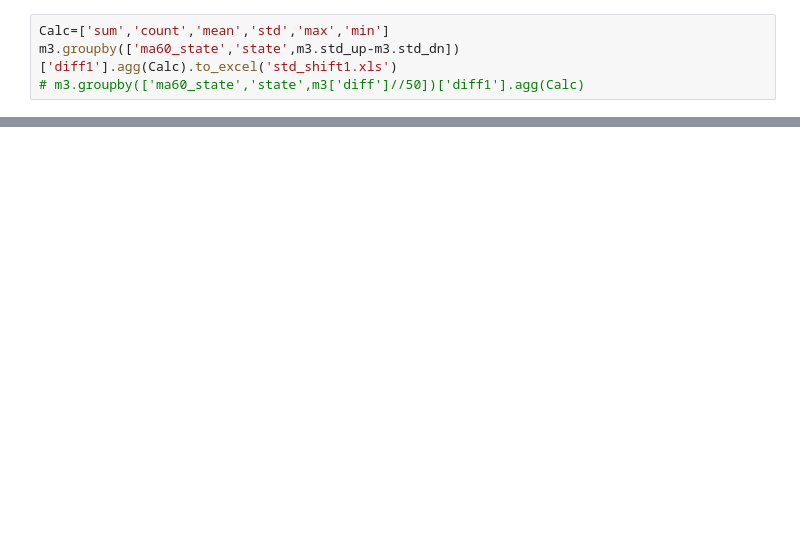
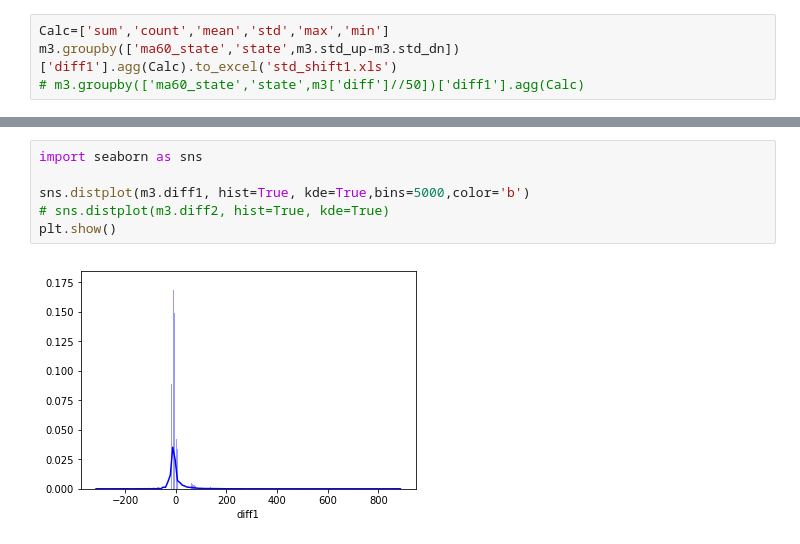
Before and after one commit to che7611/test2, a Jupyter notebook: sa_macd.ipynb, the cells around one changed output, grey strips where cells are left out. Drawn from its saved outputs; the diff is of its cells as text; blank space fills up the shorter version.

```diff
--- a/sa_macd.ipynb
+++ b/sa_macd.ipynb
@@ -310,0 +342,8 @@ GetROI(m5)
+# %%
+import seaborn as sns
+
+sns.distplot(m3.diff1, hist=True, kde=True,bins=5000,color='b')
+# sns.distplot(m3.diff2, hist=True, kde=True)
+plt.show()
+# %% [output]
+[figure, added]
```
Also changed, not shown: parts of 14 cells of this notebook, 1 other file.
